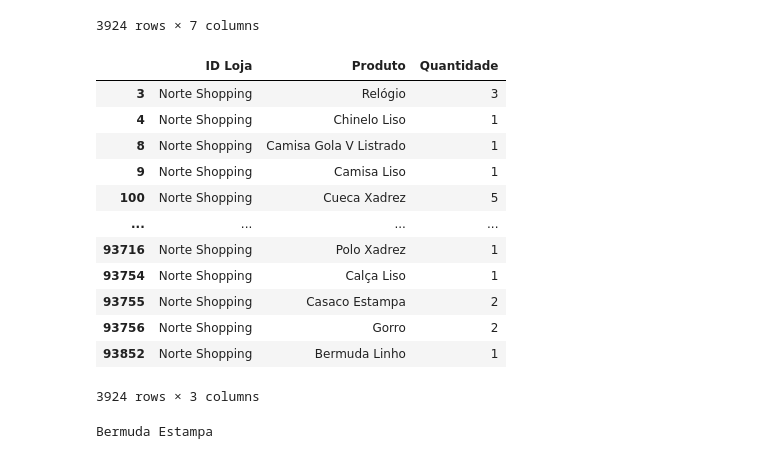
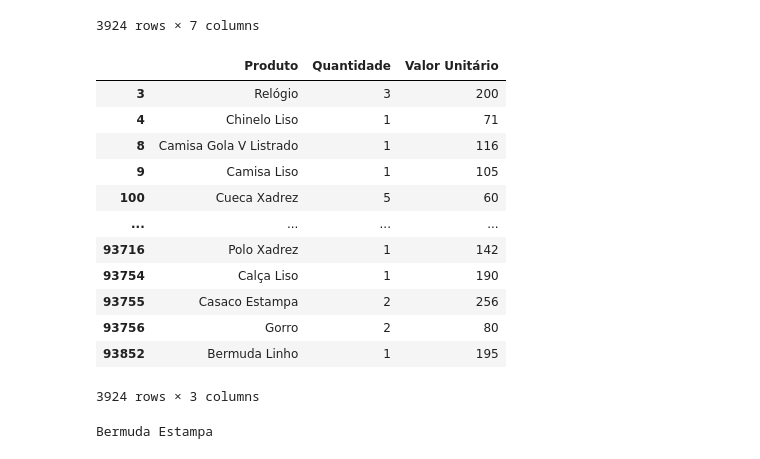
Before and after one commit to GabrielBlauther/Curso-de-Ciencias-de-Dados, a Jupyter notebook: aula_3/Introdução ao Pandas.ipynb, the cells around one changed output. Cells and saved outputs as stored; diff of their text form; code cells hidden in the pictures.

```diff
--- a/aula_3/Introdução ao Pandas.ipynb
+++ b/aula_3/Introdução ao Pandas.ipynb
@@ -221,21 +221,21 @@ display(vendas_norteshopping_df)
 # %%
 # pegar várias linhas e colunas usando o loc
 #loc[linhas,colunas]
-vendas_norteshopping_df = vendas_df.loc[vendas_df['ID Loja'] == 'Norte Shopping', ["ID Loja", "Produto", "Quantidade"]]
+vendas_norteshopping_df = vendas_df.loc[vendas_df['ID Loja'] == 'Norte Shopping', [ "Produto", "Quantidade", "Valor Unitário"]]
 display(vendas_norteshopping_df)
 # %% [output]
-|  | ID Loja | Produto | Quantidade |
-| 3 | Norte Shopping | Relógio | 3 |
-| 4 | Norte Shopping | Chinelo Liso | 1 |
-| 8 | Norte Shopping | Camisa Gola V Listrado | 1 |
-| 9 | Norte Shopping | Camisa Liso | 1 |
-| 100 | Norte Shopping | Cueca Xadrez | 5 |
+|  | Produto | Quantidade | Valor Unitário |
+| 3 | Relógio | 3 | 200 |
+| 4 | Chinelo Liso | 1 | 71 |
+| 8 | Camisa Gola V Listrado | 1 | 116 |
+| 9 | Camisa Liso | 1 | 105 |
+| 100 | Cueca Xadrez | 5 | 60 |
 | ... | ... | ... | ... |
-| 93716 | Norte Shopping | Polo Xadrez | 1 |
-| 93754 | Norte Shopping | Calça Liso | 1 |
-| 93755 | Norte Shopping | Casaco Estampa | 2 |
-| 93756 | Norte Shopping | Gorro | 2 |
-| 93852 | Norte Shopping | Bermuda Linho | 1 |
+| 93716 | Polo Xadrez | 1 | 142 |
+| 93754 | Calça Liso | 1 | 190 |
+| 93755 | Casaco Estampa | 2 | 256 |
+| 93756 | Gorro | 2 | 80 |
+| 93852 | Bermuda Linho | 1 | 195 |
 3924 rows × 3 columns
 # %%
 # pegar 1 valor específico
```
Also changed, not shown: parts of 3 cells of this notebook, 1 other file.
